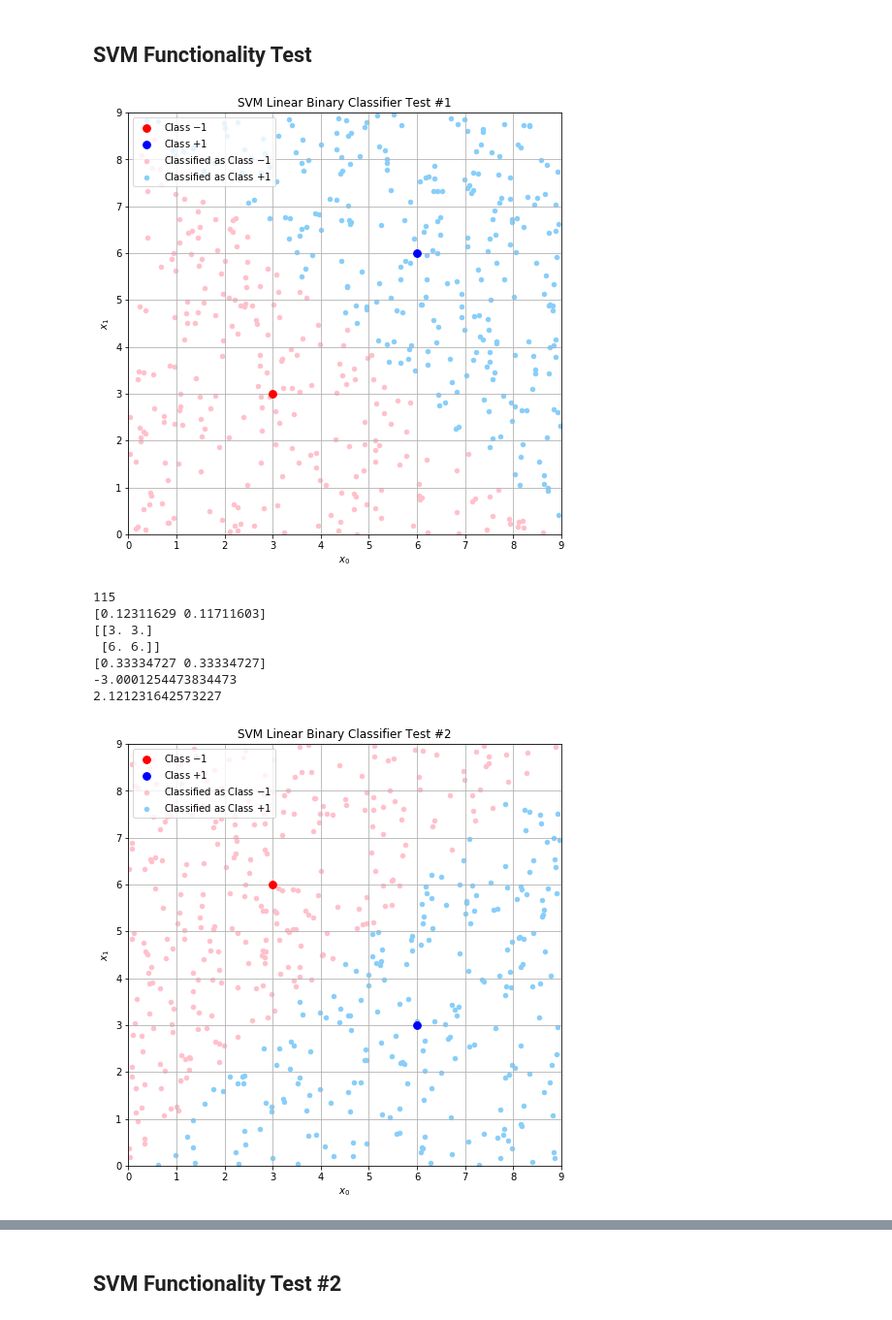
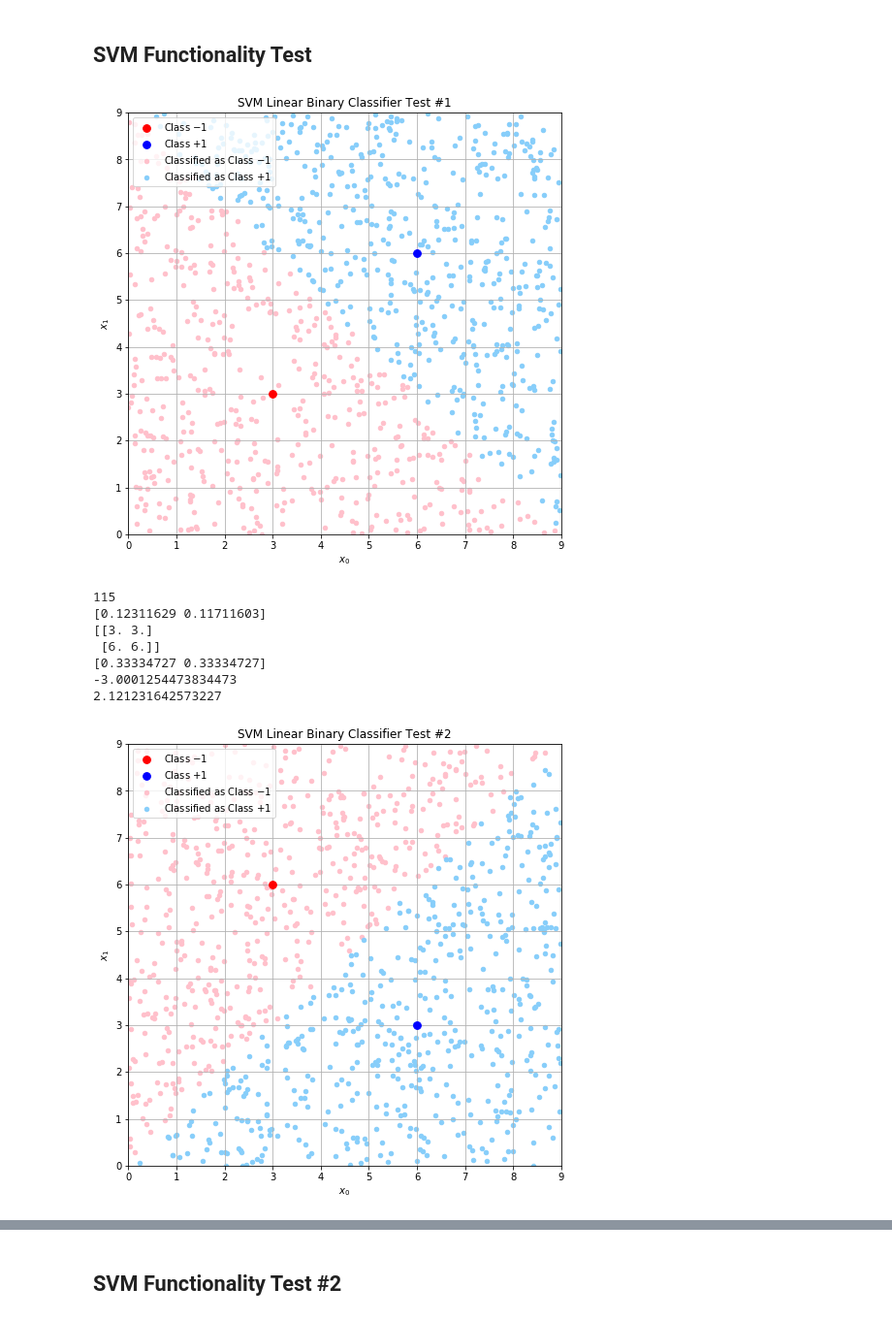
Before and after one commit to johnduffymsc/msc_comp0120project, a Jupyter notebook: COMP0120_Project_Code_John_Duffy.ipynb, the cells around one changed output, grey strips where cells are left out. Shown at 97% size. Drawn from its saved outputs; the diff is of its cells as text; code cells hidden in the pictures.

```diff
--- a/COMP0120_Project_Code_John_Duffy.ipynb
+++ b/COMP0120_Project_Code_John_Duffy.ipynb
@@ -387,9 +410,9 @@ class SVM(object):
 # %% [markdown]
 ## SVM Functionality Test
 # %%
-N = 500
+N = 1000
 
-random.seed(1)
+np.random.seed(1)
 
 
 # SVM Functionality Test #1.
@@ -406,8 +429,8 @@ svm.train(X_train, y_train, linear_kernel, quadratic_penalty_dual_solver, steepe
 X_new = np.zeros((N, 2))
 
 for i in range(N):
-    X_new[i, 0] = random.uniform(0.0, 9.0)
-    X_new[i, 1] = random.uniform(0.0, 9.0)
+    X_new[i, 0] = np.random.uniform(0.0, 9.0)
+    X_new[i, 1] = np.random.uniform(0.0, 9.0)
 
 y_new = np.zeros(N)
 
@@ -451,8 +474,8 @@ svm.train(X_train, y_train, linear_kernel, quadratic_penalty_dual_solver, steepe
 X_new = np.zeros((N, 2))
 
 for i in range(N):
-    X_new[i, 0] = random.uniform(0.0, 9.0)
-    X_new[i, 1] = random.uniform(0.0, 9.0)
+    X_new[i, 0] = np.random.uniform(0.0, 9.0)
+    X_new[i, 1] = np.random.uniform(0.0, 9.0)
 
 y_new = np.zeros(N)
 
@@ -486,8 +509,9 @@ print(svm.margin)
 
 svm = SVM()
 
+#X_train = np.array([[3.0, 3.0],
 X_train = np.array([[3.0, 3.0],
-                    #[1.0, 2.0],
+                    #[3.0, 2.0],
                     #[2.0, 1.0],
                     [5.0, 7.0],
                     [7.0, 5.0],
@@ -500,37 +524,37 @@ svm.train(X_train, y_train, linear_kernel, quadratic_penalty_dual_solver, steepe
 X_new = np.zeros((N, 2))
 
 for i in range(N):
-    X_new[i, 0] = random.uniform(0.0, 9.0)
-    X_new[i, 1] = random.uniform(0.0, 9.0)
+    X_new[i, 0] = np.random.uniform(0.0, 9.0)
+    X_new[i, 1] = np.random.uniform(0.0, 9.0)
 
 y_new = np.zeros(N)
 
 for i in range(N):
     y_new[i] = svm.predict(X_new[i])
 
 plt.figure(figsize=(8, 8))
 plt.xlim((0.0, 9.0))
 plt.ylim((0.0, 9.0))
 plt.scatter(X_train[y_train == -1.0, 0], X_train[y_train == -1.0, 1], color="red", s=60, zorder=2)
 plt.scatter(X_train[y_train == +1.0, 0], X_train[y_train == +1.0, 1], color="blue", s=60, zorder=2)
 plt.scatter(X_new[y_new == -1.0, 0], X_new[y_new == -1.0, 1], color="pink", s=20, zorder=1)
 plt.scatter(X_new[y_new == +1.0, 0], X_new[y_new == +1.0, 1], color="lightskyblue", s=20, zorder=1)
 plt.title("SVM Linear Binary Classifier Test #3")
 plt.xlabel("$x_0$")
 plt.ylabel("$x_1$")
 plt.legend([ "Class $-1$", "Class $+1$", "Classified as Class $-1$", "Classified as Class $+1$"], loc="upper left")
 plt.grid(zorder=0)
 plt.savefig("svm_test_3.pdf")
 plt.show()
 
 print(svm.iters)
 print(svm.alphas)
 print(svm.sv)
 print(svm.w)
 print(svm.b)
 print(svm.margin)
 # %% [output]
-[figure, old version]
+[figure, new version]
 115
 [0.12311629 0.11711603]
 [[3. 3.]
@@ -538,7 +562,7 @@ print(svm.margin)
 [0.33334727 0.33334727]
 -3.0001254473834473
 2.121231642573227
-[figure, old version]
+[figure, new version]
 8
 [0.11111112 0.11111112]
 [[3. 6.]
```
Also changed, not shown: parts of 4 cells of this notebook.
